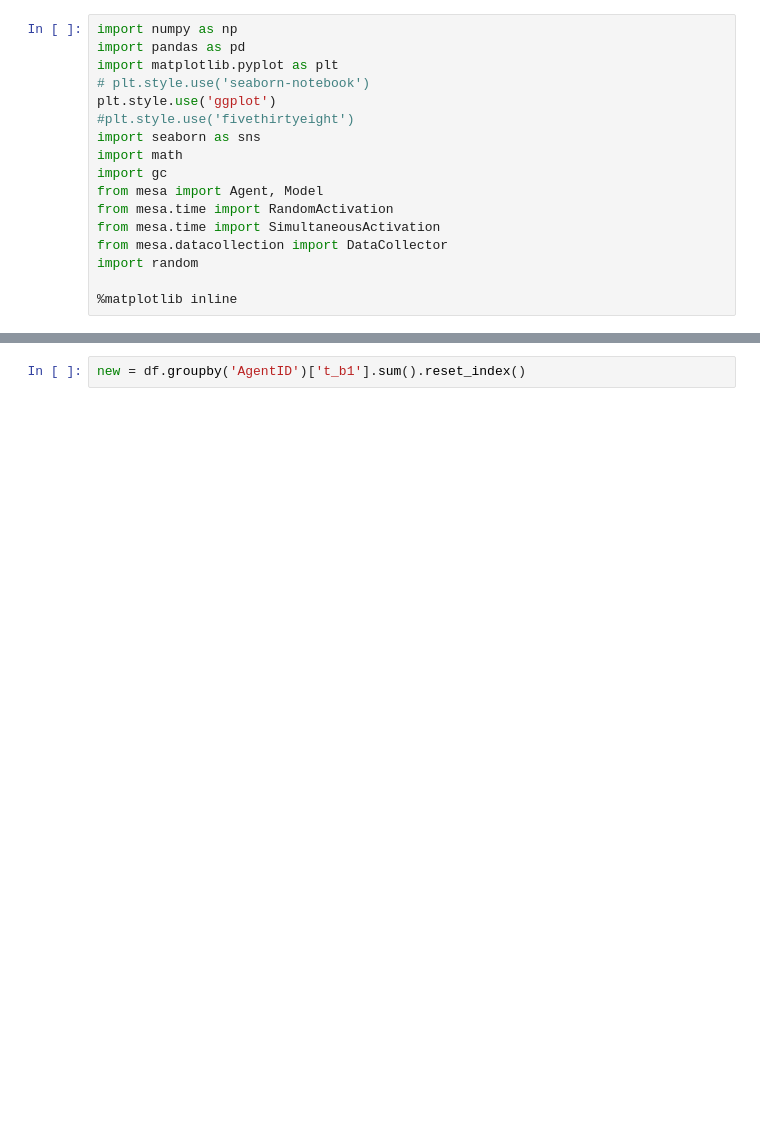
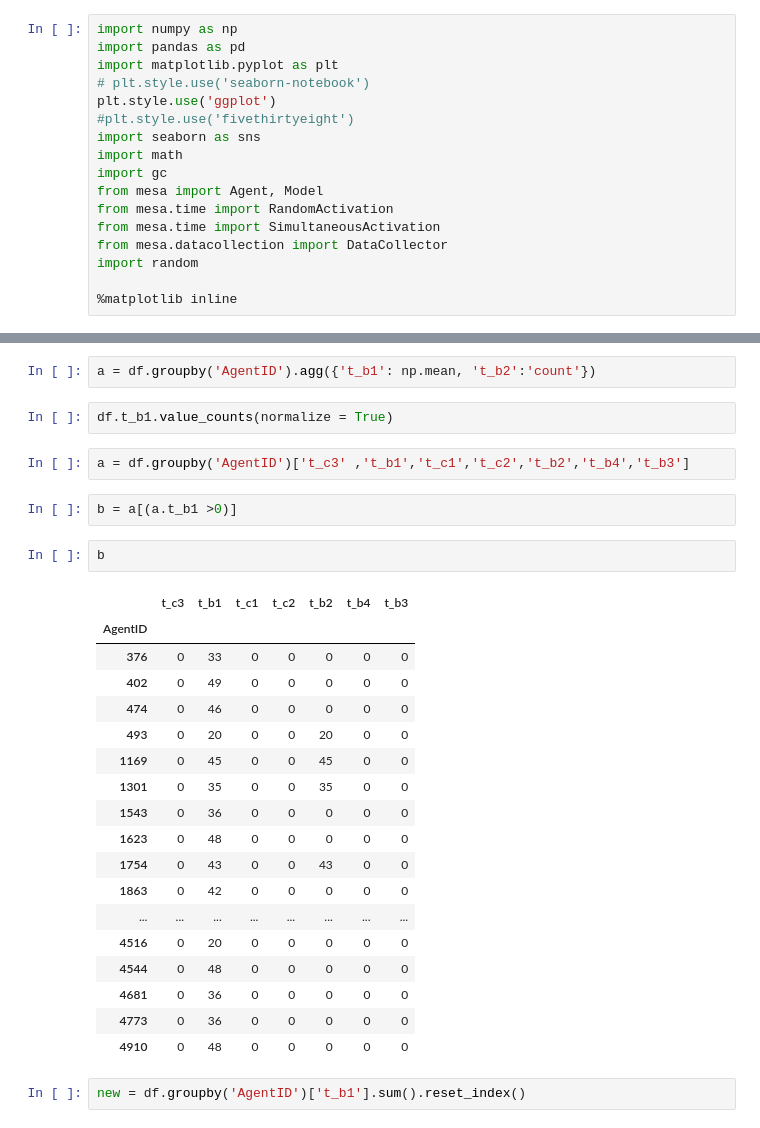
Before and after one commit to hmelberg/share, a Jupyter notebook: Agentmovement.ipynb, the cells around one changed output, grey strips where cells are left out. Drawn from its saved outputs; the diff is of its cells as text; blank space fills up the shorter version.

```diff
--- a/Agentmovement.ipynb
+++ b/Agentmovement.ipynb
@@ -28,3 +51,32 @@ df.tail()
+# %%
+a = df.groupby('AgentID').agg({'t_b1': np.mean, 't_b2':'count'})
+# %%
+df.t_b1.value_counts(normalize = True)
+# %%
+a = df.groupby('AgentID')['t_c3' ,'t_b1','t_c1','t_c2','t_b2','t_b4','t_b3']
+# %%
+b = a[(a.t_b1 >0)]
+# %%
+b
+# %% [output]
+|  | t_c3 | t_b1 | t_c1 | t_c2 | t_b2 | t_b4 | t_b3 |
+| AgentID |  |  |  |  |  |  |  |
+| 376 | 0 | 33 | 0 | 0 | 0 | 0 | 0 |
+| 402 | 0 | 49 | 0 | 0 | 0 | 0 | 0 |
+| 474 | 0 | 46 | 0 | 0 | 0 | 0 | 0 |
+| 493 | 0 | 20 | 0 | 0 | 20 | 0 | 0 |
+| 1169 | 0 | 45 | 0 | 0 | 45 | 0 | 0 |
+| 1301 | 0 | 35 | 0 | 0 | 35 | 0 | 0 |
+| 1543 | 0 | 36 | 0 | 0 | 0 | 0 | 0 |
+| 1623 | 0 | 48 | 0 | 0 | 0 | 0 | 0 |
+| 1754 | 0 | 43 | 0 | 0 | 43 | 0 | 0 |
+| 1863 | 0 | 42 | 0 | 0 | 0 | 0 | 0 |
+| ... | ... | ... | ... | ... | ... | ... | ... |
+| 4516 | 0 | 20 | 0 | 0 | 0 | 0 | 0 |
+| 4544 | 0 | 48 | 0 | 0 | 0 | 0 | 0 |
+| 4681 | 0 | 36 | 0 | 0 | 0 | 0 | 0 |
+| 4773 | 0 | 36 | 0 | 0 | 0 | 0 | 0 |
+| 4910 | 0 | 48 | 0 | 0 | 0 | 0 | 0 |
 # %%
 new = df.groupby('AgentID')['t_b1'].sum().reset_index()
 # %%
```
Also changed, not shown: parts of 5 cells of this notebook, 2 other files.
